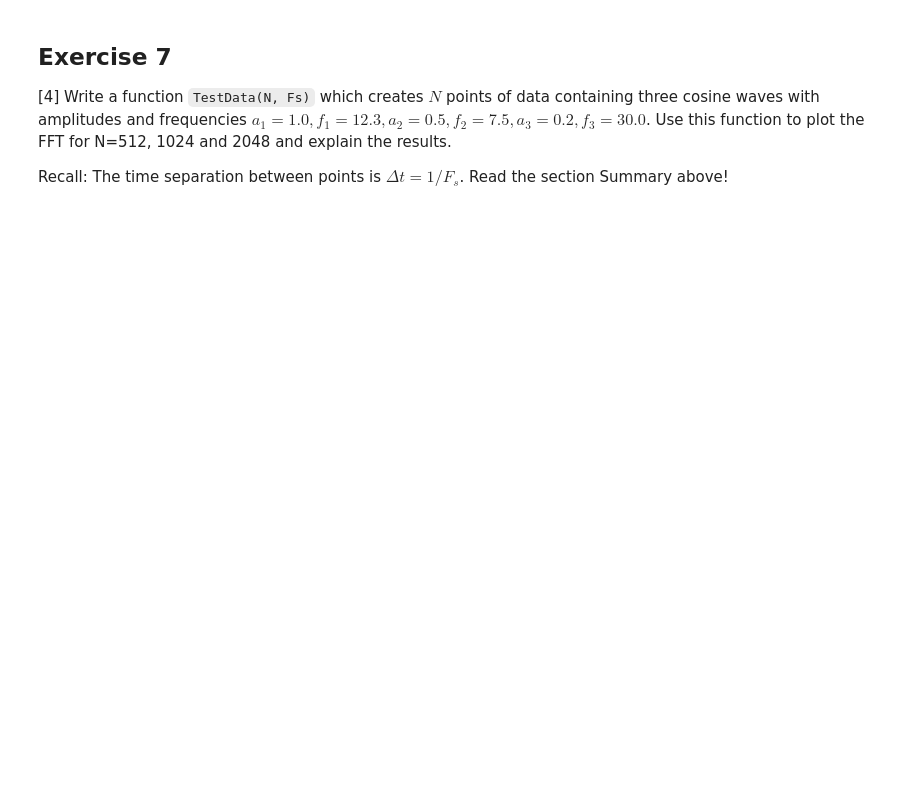
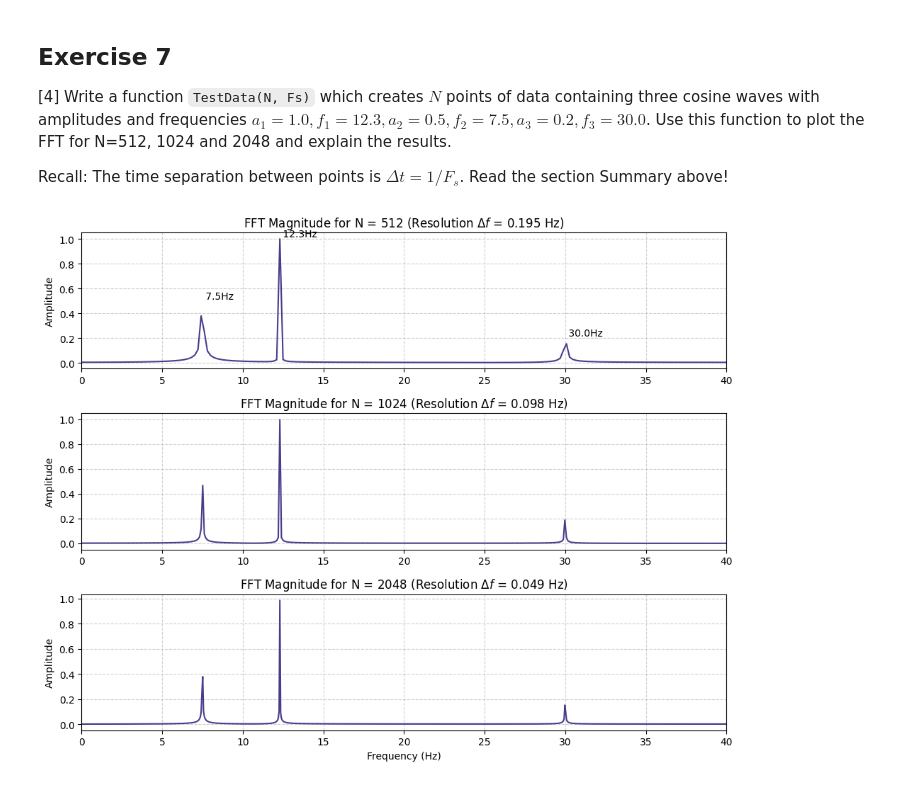
Before and after one commit to PX2145-2025/week-10-b-morganlowribrown-web, a Jupyter notebook: FFT.ipynb, the cells around one changed output. Cells and saved outputs as stored; diff of their text form; code cells hidden in the pictures; blank space fills up the shorter version.

```diff
--- a/FFT.ipynb
+++ b/FFT.ipynb
@@ -531,3 +593,64 @@ plt.show()
 [4] Write a function `TestData(N, Fs)` which creates $N$ points of data containing three cosine waves with amplitudes and frequencies $a_1 = 1.0, f_1 = 12.3, a_2 = 0.5, f_2 = 7.5, a_3 = 0.2, f_3 = 30.0$. Use this function to plot the FFT for N=512, 1024 and 2048 and explain the results.
 
  Recall: The time separation between points is $\Delta t = 1/F_s$. Read the section Summary above!
+# %%
+def TestData(N, Fs):
+    # Time resolution
+    dt = 1 / Fs
+
+    # Create time vector from 0 to (N-1)*dt
+    t = np.arange(0, N) * dt
+
+    # Signal parameters
+    a1, f1 = 1.0, 12.3
+    a2, f2 = 0.5, 7.5
+    a3, f3 = 0.2, 30.0
+
+    # Construct the signal
+    y = a1 * np.cos(2 * np.pi * f1 * t) + \
+        a2 * np.cos(2 * np.pi * f2 * t) + \
+        a3 * np.cos(2 * np.pi * f3 * t)
+
+    return t, y
+
+#plotting
+Fs = 100.0
+N_values = [512, 1024, 2048]
+
+plt.figure(figsize=(10, 8))
+
+for i, N in enumerate(N_values):
+    #  Generate Data
+    t, y = TestData(N, Fs)
+
+    # Compute FFT
+    fft_y = np.fft.fft(y)
+    freqs = np.fft.fftfreq(N, d=1/Fs)
+
+    # Shift zero frequency to center (optional, but good for visualization)
+    fft_y_shifted = np.fft.fftshift(fft_y)
+    freqs_shifted = np.fft.fftshift(freqs)
+
+    # Compute Magnitude and Normalize
+    # We multiply by 2/N to convert FFT math output to physical Amplitude
+    magnitude = 2/N * np.abs(fft_y_shifted)
+
+    # Plotting
+    plt.subplot(3, 1, i+1)
+    plt.plot(freqs_shifted, magnitude, color = 'darkslateblue')
+    plt.title(f'FFT Magnitude for N = {N} (Resolution $\Delta f$ = {Fs/N:.3f} Hz)')
+    plt.xlim(0, 40) # Focus on the positive frequencies 0-40Hz
+    plt.ylabel('Amplitude')
+    plt.grid(True, linestyle='--', alpha=0.6)
+
+    # Add text markers for the expected peaks
+    if i == 0:
+        plt.text(7.5, 0.5, ' 7.5Hz', verticalalignment='bottom')
+        plt.text(12.3, 1.0, ' 12.3Hz', verticalalignment='bottom')
+        plt.text(30.0, 0.2, ' 30.0Hz', verticalalignment='bottom')
+
+plt.xlabel('Frequency (Hz)')
+plt.tight_layout()
+plt.show()
+# %% [output]
+[figure, added]
```
Also changed, not shown: parts of 4 cells of this notebook.
